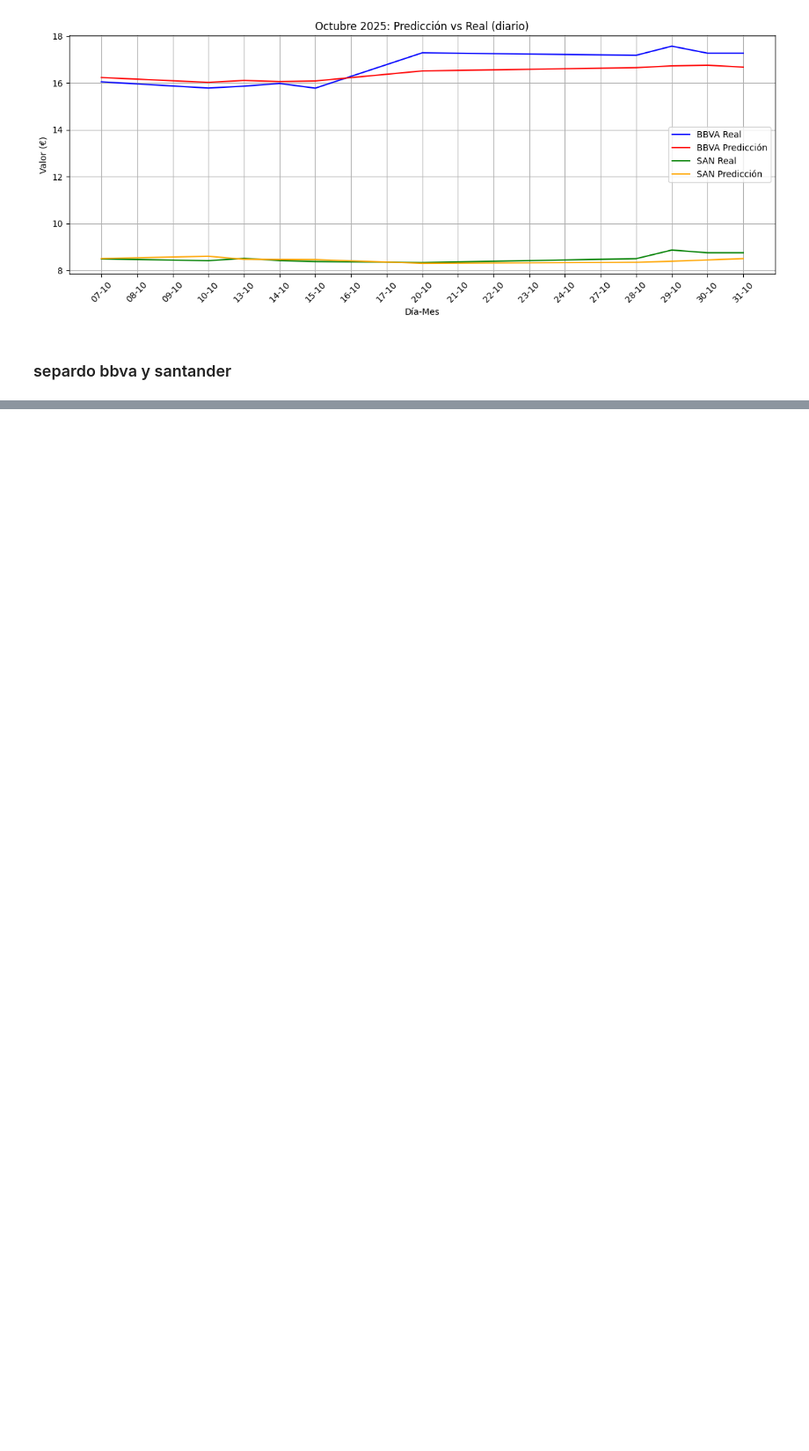
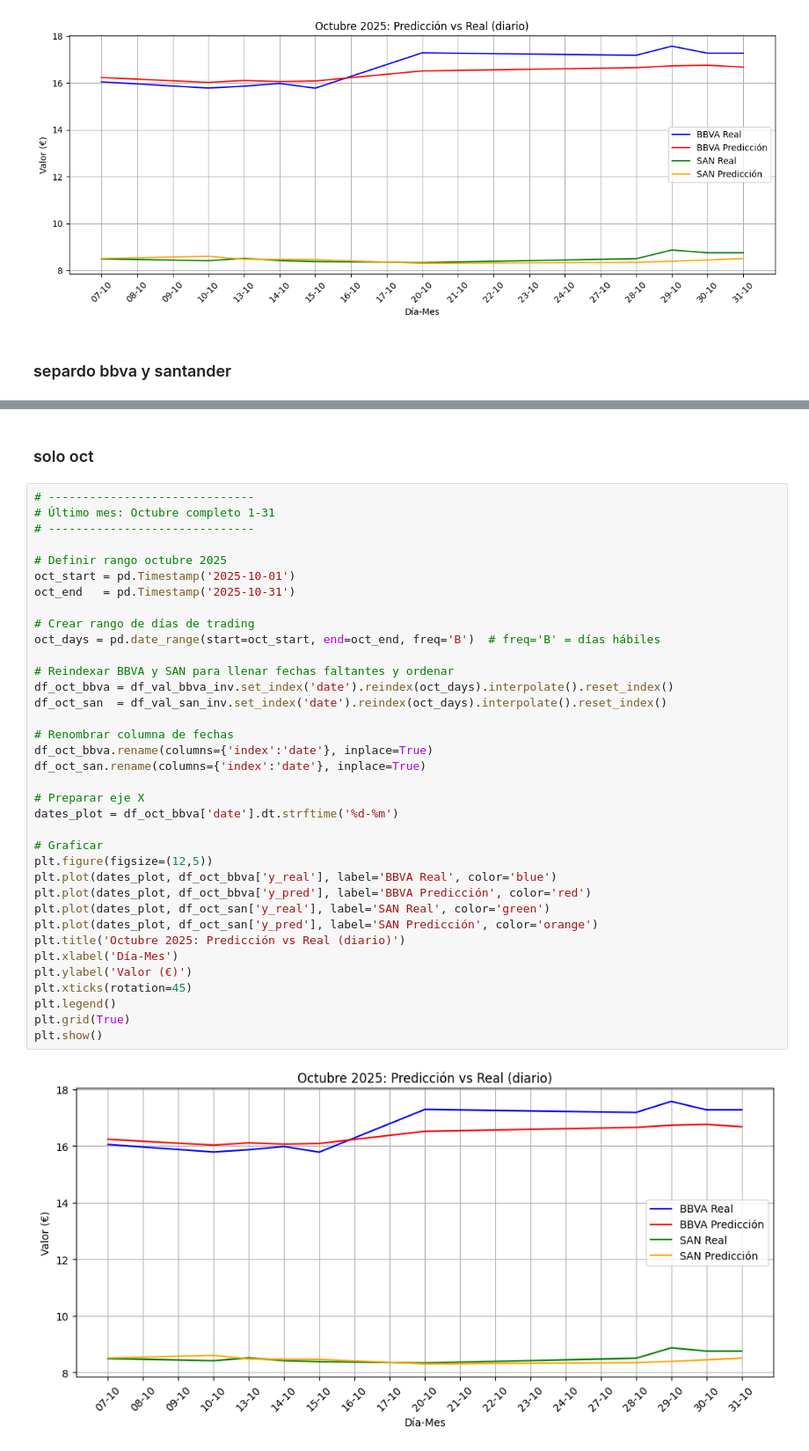
Before and after one commit to alejandromtnz/RNN-Prediccion_acciones, a Jupyter notebook: notebooks/RNN/cambiarfechas.ipynb, the cells around one changed output, grey strips where cells are left out. Shown at 88% size. Drawn from its saved outputs; the diff is of its cells as text; blank space fills up the shorter version.

```diff
--- a/notebooks/RNN/cambiarfechas.ipynb
+++ b/notebooks/RNN/cambiarfechas.ipynb
@@ -602,0 +633,40 @@ plt.show()
+# %% [markdown]
+### solo oct
+# %%
+# ------------------------------
+# Último mes: Octubre completo 1-31
+# ------------------------------
+
+# Definir rango octubre 2025
+oct_start = pd.Timestamp('2025-10-01')
+oct_end   = pd.Timestamp('2025-10-31')
+
+# Crear rango de días de trading
+oct_days = pd.date_range(start=oct_start, end=oct_end, freq='B')  # freq='B' = días hábiles
+
+# Reindexar BBVA y SAN para llenar fechas faltantes y ordenar
+df_oct_bbva = df_val_bbva_inv.set_index('date').reindex(oct_days).interpolate().reset_index()
+df_oct_san  = df_val_san_inv.set_index('date').reindex(oct_days).interpolate().reset_index()
+
+# Renombrar columna de fechas
+df_oct_bbva.rename(columns={'index':'date'}, inplace=True)
+df_oct_san.rename(columns={'index':'date'}, inplace=True)
+
+# Preparar eje X
+dates_plot = df_oct_bbva['date'].dt.strftime('%d-%m')
+
+# Graficar
+plt.figure(figsize=(12,5))
+plt.plot(dates_plot, df_oct_bbva['y_real'], label='BBVA Real', color='blue')
+plt.plot(dates_plot, df_oct_bbva['y_pred'], label='BBVA Predicción', color='red')
+plt.plot(dates_plot, df_oct_san['y_real'], label='SAN Real', color='green')
+plt.plot(dates_plot, df_oct_san['y_pred'], label='SAN Predicción', color='orange')
+plt.title('Octubre 2025: Predicción vs Real (diario)')
+plt.xlabel('Día-Mes')
+plt.ylabel('Valor (€)')
+plt.xticks(rotation=45)
+plt.legend()
+plt.grid(True)
+plt.show()
+# %% [output]
+[figure, added]
```
Also changed, not shown: parts of 4 cells of this notebook.
